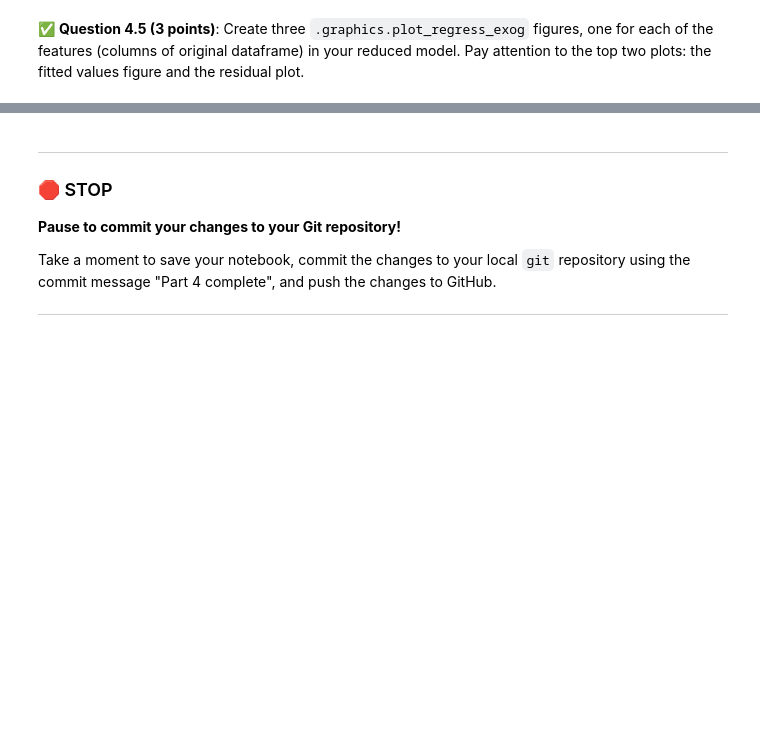
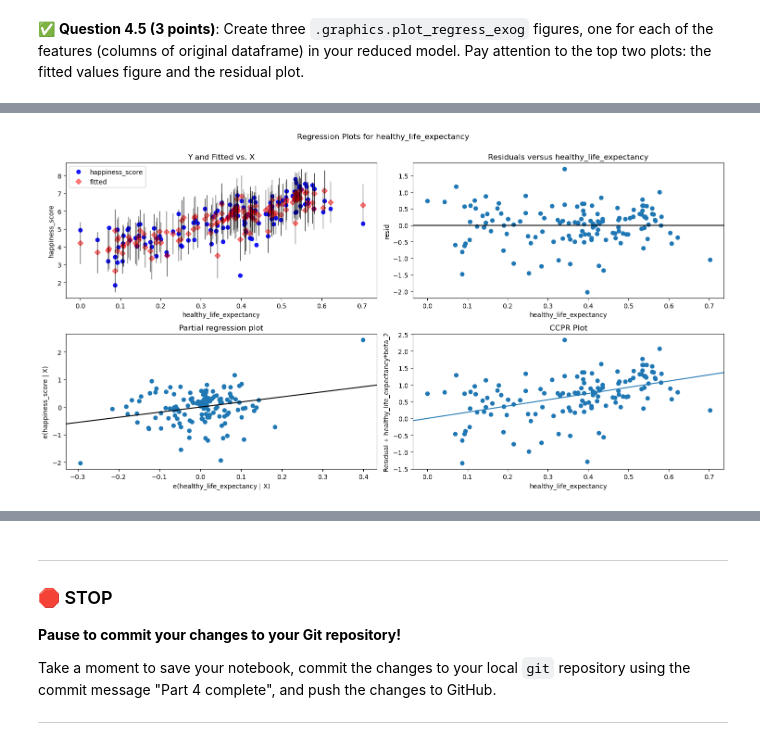
Before and after one commit to Lawpantoe/CMSE202-f23-turnin, a Jupyter notebook: hw-03/HW-03_Regression-S24-STUDENT.ipynb, the cells around one changed output, grey strips where cells are left out. Cells and saved outputs as stored; diff of their text form; code cells hidden in the pictures; blank space fills up the shorter version.

```diff
--- a/hw-03/HW-03_Regression-S24-STUDENT.ipynb
+++ b/hw-03/HW-03_Regression-S24-STUDENT.ipynb
@@ -373,0 +348,28 @@ WHR_2022.head()
+# %%
+# Put your code here
+
+# 2022 data
+X_2022 = WHR_2022[["gdp_per_capita", "healthy_life_expectancy", "freedom_to_make_life_choices", "generosity"]]
+y_2022 = WHR_2022["happiness_score"]
+X_with_const_2022 = sm.add_constant(X_2022)
+
+# Fit multivariable linear regression model for 2022
+model_2022 = sm.OLS(y_2022, X_with_const_2022)
+results_2022 = model_2022.fit()
+
+# Display summary for 2022 results
+print("2022",results_2022.summary())
+
+
+# 2023 data
+X_2023 = WHR_2023[["gdp_per_capita", "healthy_life_expectancy", "freedom_to_make_life_choices", "generosity"]]
+y_2023 = WHR_2023["happiness_score"]
+X_with_const_2023 = sm.add_constant(X_2023)
+
+# Fit multivariable linear regression model for 2023
+model_2023 = sm.OLS(y_2023, X_with_const_2023)
+results_2023 = model_2023.fit()
+
+# Display summary for 2023 results
+print()
+print("2023",results_2023.summary())
@@ -393,0 +474,5 @@ WHR_2022.head()
+# %%
+fig = plt.figure(figsize=(15,8))
+fig = sm.graphics.plot_regress_exog(results_2023, "healthy_life_expectancy", fig=fig)
+# %% [output]
+[figure, added]
```
Also changed, not shown: parts of 14 cells of this notebook.
